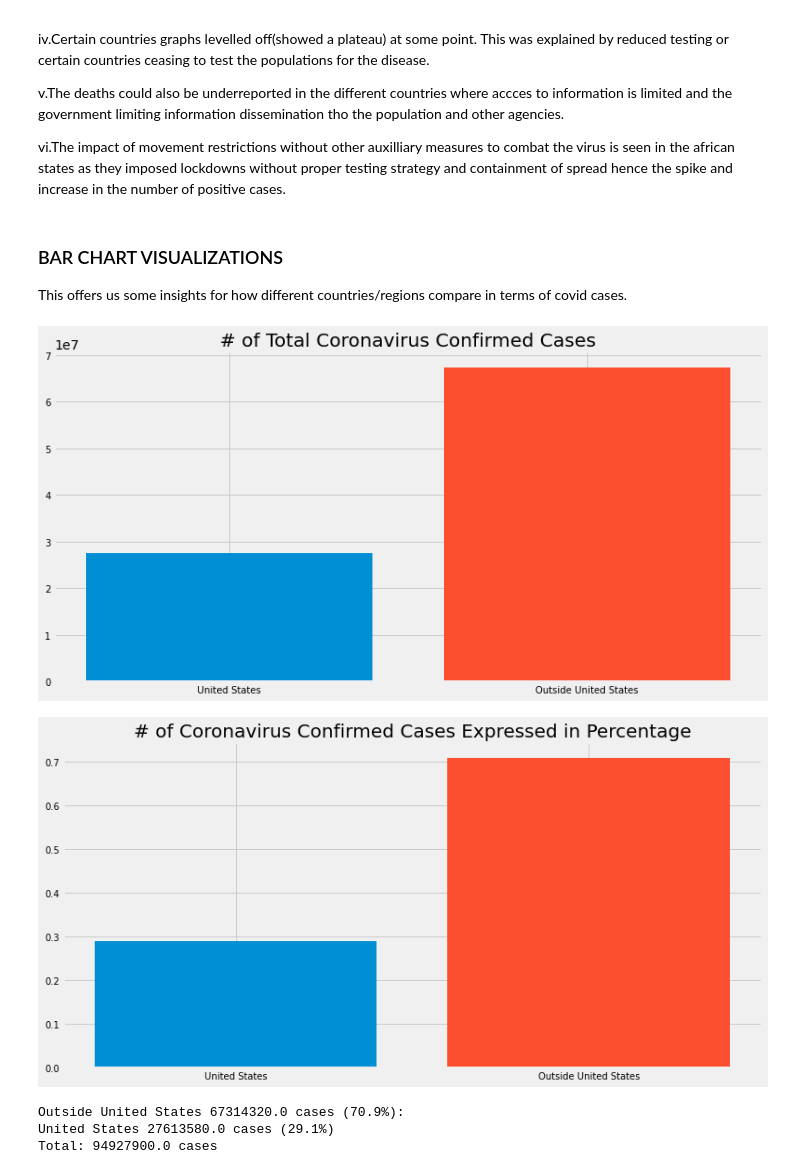
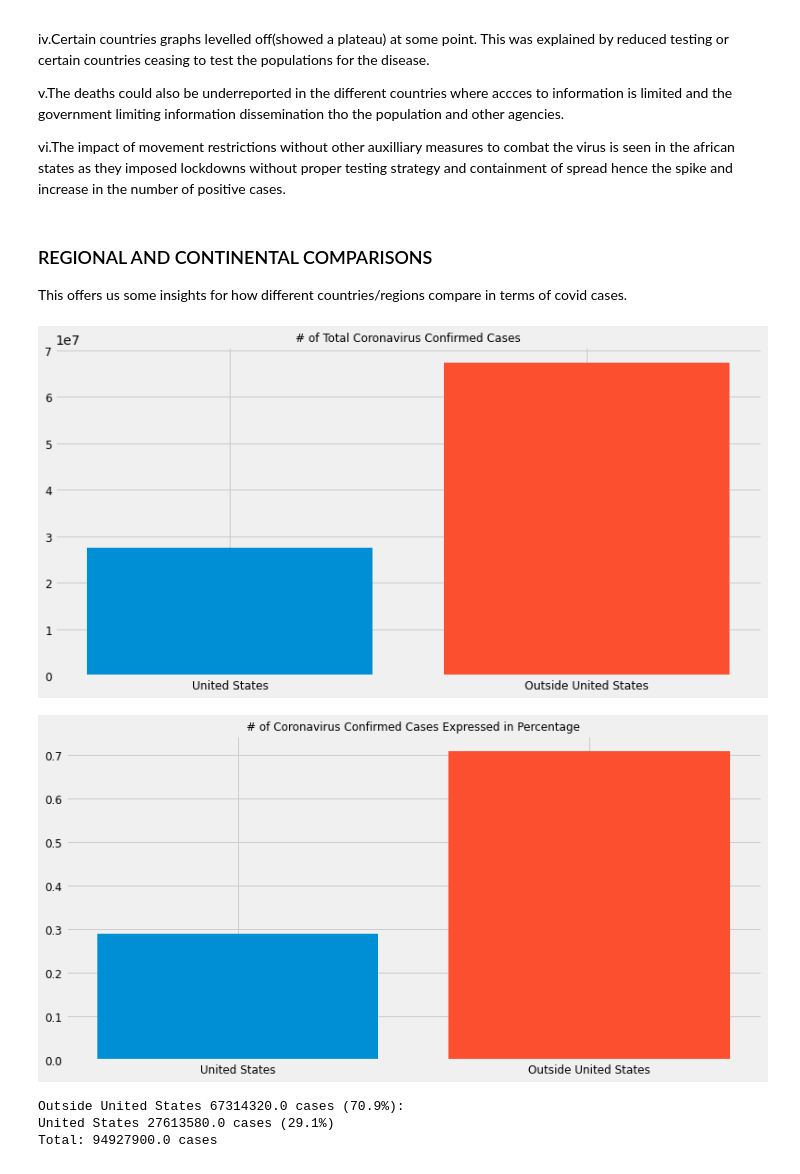
Before and after one commit to ochanyo/COVID-19-DATA-VISUALIZATION, a Jupyter notebook: COVID 19.ipynb, the cells around one changed output. Cells and saved outputs as stored; diff of their text form; code cells hidden in the pictures.

```diff
--- a/COVID 19.ipynb
+++ b/COVID 19.ipynb
@@ -963,34 +998,34 @@ v.The deaths could also be underreported in the different countries where accces
 
 vi.The impact of movement restrictions without other auxilliary measures to combat the virus is seen in the african states as they imposed lockdowns without proper testing strategy and containment of spread hence the spike and increase in the number of positive cases.
 # %% [markdown]
-### BAR CHART VISUALIZATIONS
+### REGIONAL AND CONTINENTAL COMPARISONS
 
 This offers us some insights for how different countries/regions compare in terms of covid cases.
 # %%
 #Comparing cases in the US vis a vis cases in the rest of the world
 
 totalworldcasesconfirmed=JohnHopkins['Confirmed'].sum()
 usconfirmed=select_US['Confirmed'].sum()
 outside_us_confirmed=totalworldcasesconfirmed-usconfirmed
 
 plt.figure(figsize=(12, 6))
 plt.bar('United States', usconfirmed)
 plt.bar('Outside United States', outside_us_confirmed)
-plt.title('# of Total Coronavirus Confirmed Cases', size=20)
-plt.xticks(size=10)
-plt.yticks(size=10)
+plt.title('# of Total Coronavirus Confirmed Cases', size=12)
+plt.xticks(size=12)
+plt.yticks(size=12)
 plt.show()
 
 plt.figure(figsize=(12, 6))
 plt.bar('United States', usconfirmed/totalworldcasesconfirmed)
 plt.bar('Outside United States', outside_us_confirmed/totalworldcasesconfirmed)
-plt.title('# of Coronavirus Confirmed Cases Expressed in Percentage', size=20)
-plt.xticks(size=10)
-plt.yticks(size=10)
+plt.title('# of Coronavirus Confirmed Cases Expressed in Percentage', size=12)
+plt.xticks(size=12)
+plt.yticks(size=12)
 plt.show()
 # %% [output]
-[figure, old version]
+[figure, new version]
-[figure, old version]
+[figure, new version]
 # %%
 print('Outside United States {} cases ({}%):'.format(outside_us_confirmed, np.round((outside_us_confirmed/totalworldcasesconfirmed)*100, 1)))
 print('United States {} cases ({}%)'.format(usconfirmed, np.round((usconfirmed/totalworldcasesconfirmed)*100, 1)))
```
Also changed, not shown: parts of 55 cells of this notebook.
